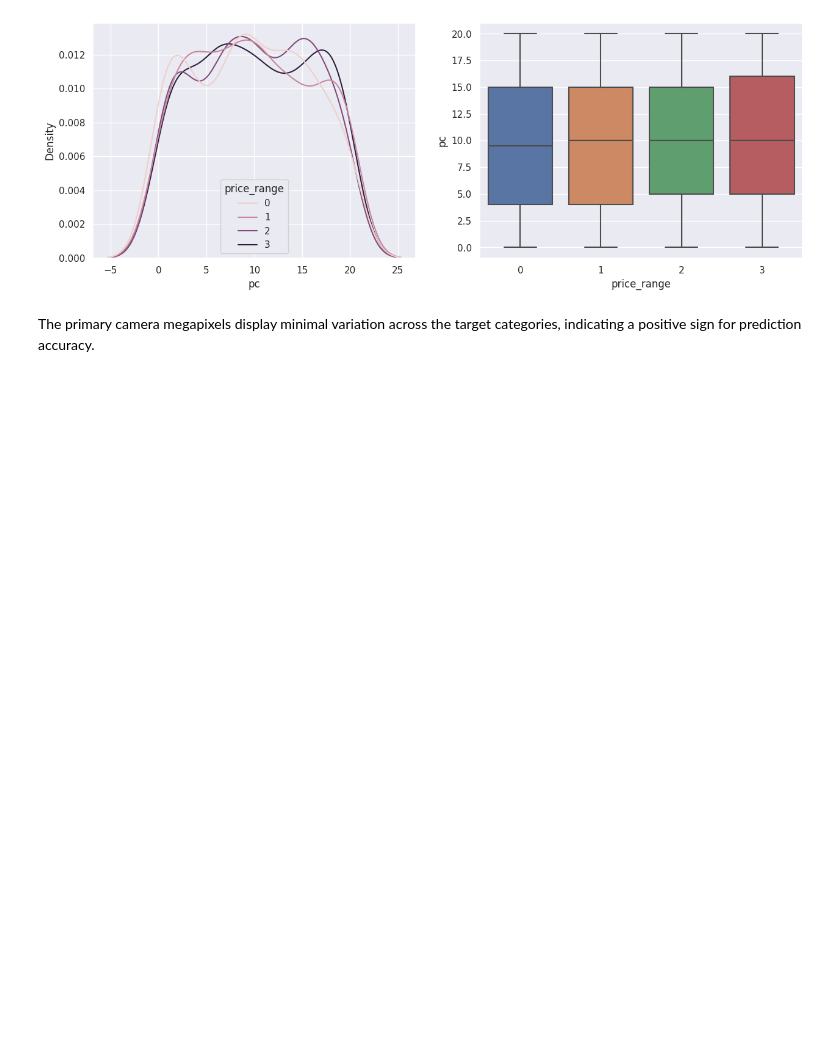
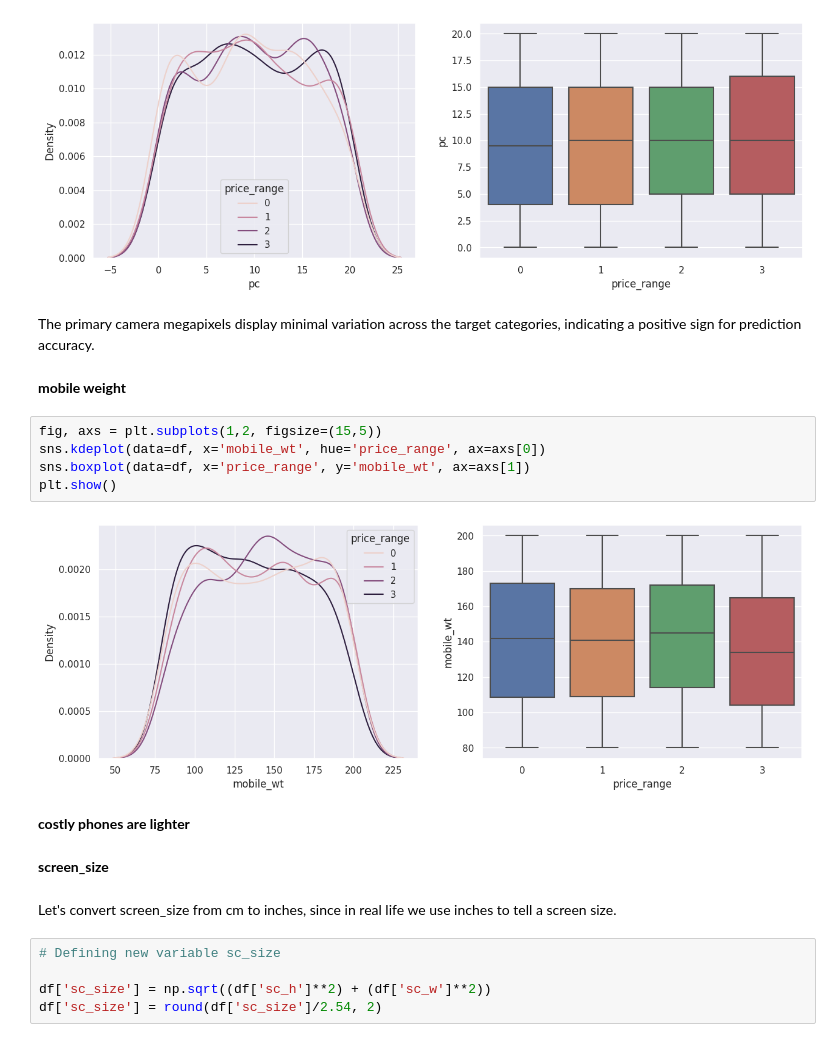
Before and after one commit to VishalKamde/Classification-Project, a Jupyter notebook: Mobile_Price_Range_Prediction_Vishal_Kamde.ipynb, the cells around one changed output. Cells and saved outputs as stored; diff of their text form; blank space fills up the shorter version.

```diff
--- a/Mobile_Price_Range_Prediction_Vishal_Kamde.ipynb
+++ b/Mobile_Price_Range_Prediction_Vishal_Kamde.ipynb
@@ -343,3 +343,23 @@ plt.show()
 [figure]
 # %% [markdown]
 The primary camera megapixels display minimal variation across the target categories, indicating a positive sign for prediction accuracy.
+# %% [markdown]
+**mobile weight**
+# %%
+fig, axs = plt.subplots(1,2, figsize=(15,5))
+sns.kdeplot(data=df, x='mobile_wt', hue='price_range', ax=axs[0])
+sns.boxplot(data=df, x='price_range', y='mobile_wt', ax=axs[1])
+plt.show()
+# %% [output]
+[figure, added]
+# %% [markdown]
+**costly phones are lighter**
+# %% [markdown]
+**screen_size**
+# %% [markdown]
+Let's convert screen_size from cm to inches, since in real life we use inches to tell a screen size.
+# %%
+# Defining new variable sc_size
+
+df['sc_size'] = np.sqrt((df['sc_h']**2) + (df['sc_w']**2))
+df['sc_size'] = round(df['sc_size']/2.54, 2)
```
Also changed, not shown: parts of 9 cells of this notebook.
